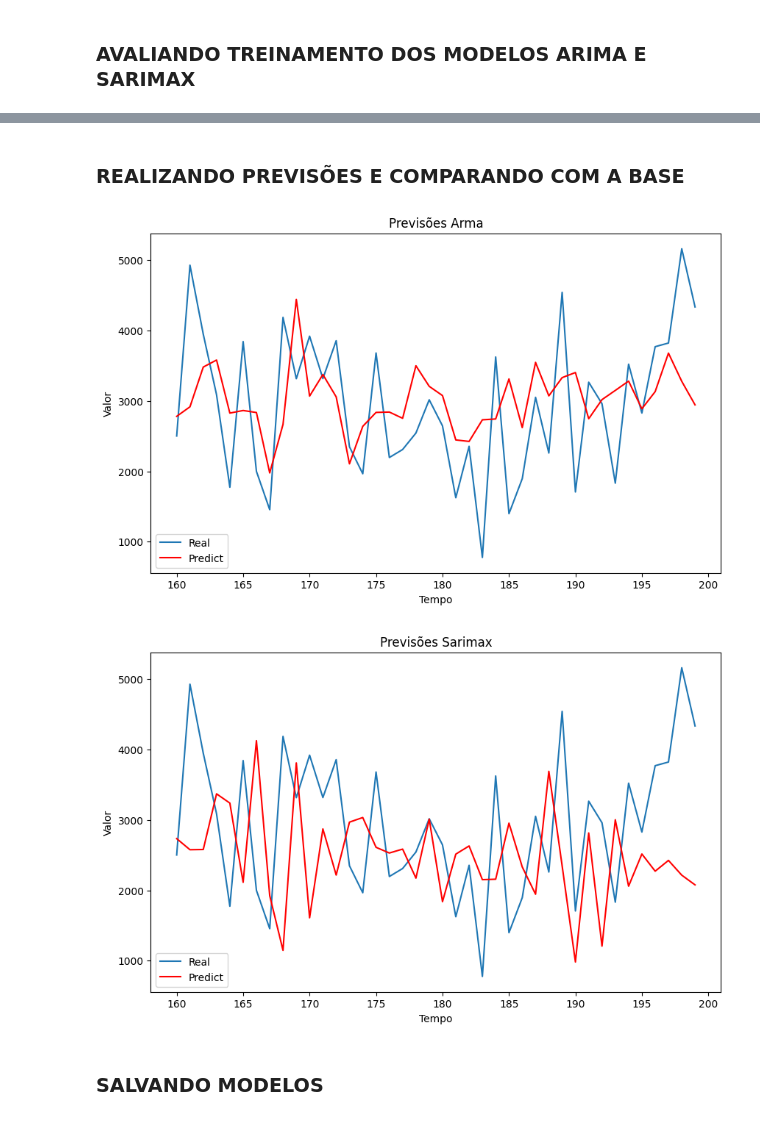
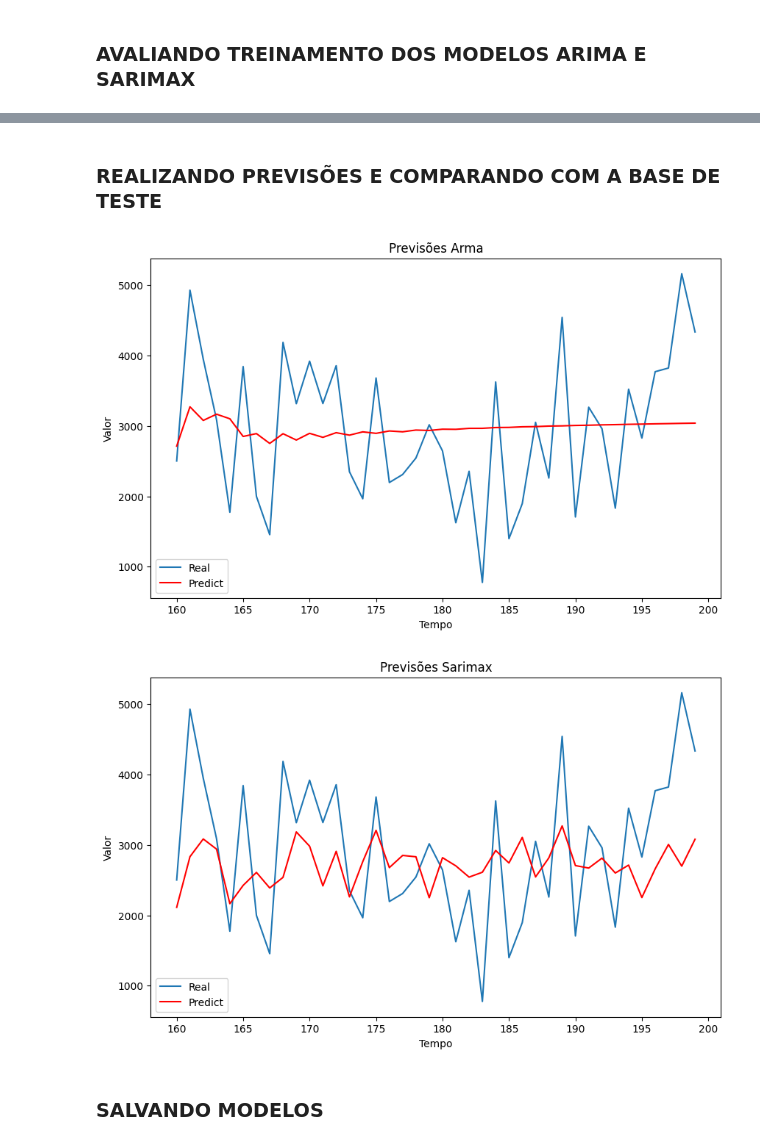
Before and after one commit to Marcosmbd/arima_sarimax_models, a Jupyter notebook: arima_sarimax_models.ipynb, the cells around one changed output, grey strips where cells are left out. Saved outputs shown, nothing was run; the diff lists cells and outputs as text; code cells hidden in the pictures.

Commit message:
Refact: Ajuste Modelo

```diff
--- a/arima_sarimax_models.ipynb
+++ b/arima_sarimax_models.ipynb
@@ -40,11 +44,11 @@ plt.show()
 # %% [markdown]
 ### DEFININDO BASE TREINO E TESTE
 # %%
-Treino = serie['Serie'][:int(len(serie) * 0.8)]
-Teste = serie['Serie'][int(len(serie) * 0.8):]
+treino = serie['Serie'][:int(len(serie) * 0.8)]
+teste = serie['Serie'][int(len(serie) * 0.8):]
 
-print(Treino.shape)
-print(Teste.shape)
+print(treino.shape)
+print(teste.shape)
 # %% [output]
 (160,)
 (40,)
@@ -70,0 +98,27 @@ modelo_sa_fit = modelo_sa.fit()
+# %%
+#SARIMAX
+
+def testar_sa(folds):
+    order = (
+            folds.suggest_int('p', 1,10),
+            folds.suggest_int('d', 0,2),
+            folds.suggest_int('q', 1,10)
+             )
+    seasonal_order = (
+            folds.suggest_int('P', 1,10),
+            folds.suggest_int('D', 0,2),
+            folds.suggest_int('Q', 1,10),
+            folds.suggest_int('m', 12,20)
+            )
+    model = sa.tsa.SARIMAX(treino, order=order, seasonal_order=seasonal_order).fit()
+    predictions = model.forecast(steps=int(len(teste)))
+
+    rsme = np.sqrt(mean_squared_error(teste, predictions))
+    return rsme
+
+study_sa = optuna.create_study(direction='minimize')
+study_sa.optimize(testar_sa, n_trials=5)
+
+best_params = study_sa.best_params
+modelo_sa = sa.tsa.SARIMAX(treino, order=(best_params['p'],best_params['d'],best_params['q']),
+                           seasonal_order=(best_params['P'],best_params['D'],best_params['Q'],best_params['m'])).fit()
@@ -126,32 +187,32 @@ residuals_sa.plot(kind='kde')
 # %% [markdown]
-### REALIZANDO PREVISÕES E COMPARANDO COM A BASE
+### REALIZANDO PREVISÕES E COMPARANDO COM A BASE DE TESTE
 # %%
-n_forecast = len(Teste)
-forecast = modelo_fit.forecast(steps=n_forecast)
-forcast_sa = modelo_sa_fit.forecast(steps=n_forecast)
+n_forecast = len(teste)
+forecast = modelo.forecast(steps=n_forecast)
+forcast_sa = modelo_sa.forecast(steps=n_forecast)
 
 predicts = [forecast,forcast_sa]
 
 plt.figure(figsize=(10, 6))
-plt.plot(Teste)
+plt.plot(teste)
 plt.plot(forecast, color='red')
 plt.title('Previsões Arma')
 plt.xlabel('Tempo')
 plt.ylabel('Valor')
 plt.legend(['Real', 'Predict'])
 
 plt.figure(figsize=(10, 6))
-plt.plot(Teste)
+plt.plot(teste)
 plt.plot(forcast_sa, color='red')
 plt.title('Previsões Sarimax')
 plt.xlabel('Tempo')
 plt.ylabel('Valor')
 plt.legend(['Real', 'Predict'])
 
 plt.show()
 # %% [output]
-[figure, old version]
+[figure, new version]
-[figure, old version]
+[figure, new version]
 # %% [markdown]
 ### SALVANDO MODELOS
 # %%
```
Also changed, not shown: parts of 11 cells of this notebook.
